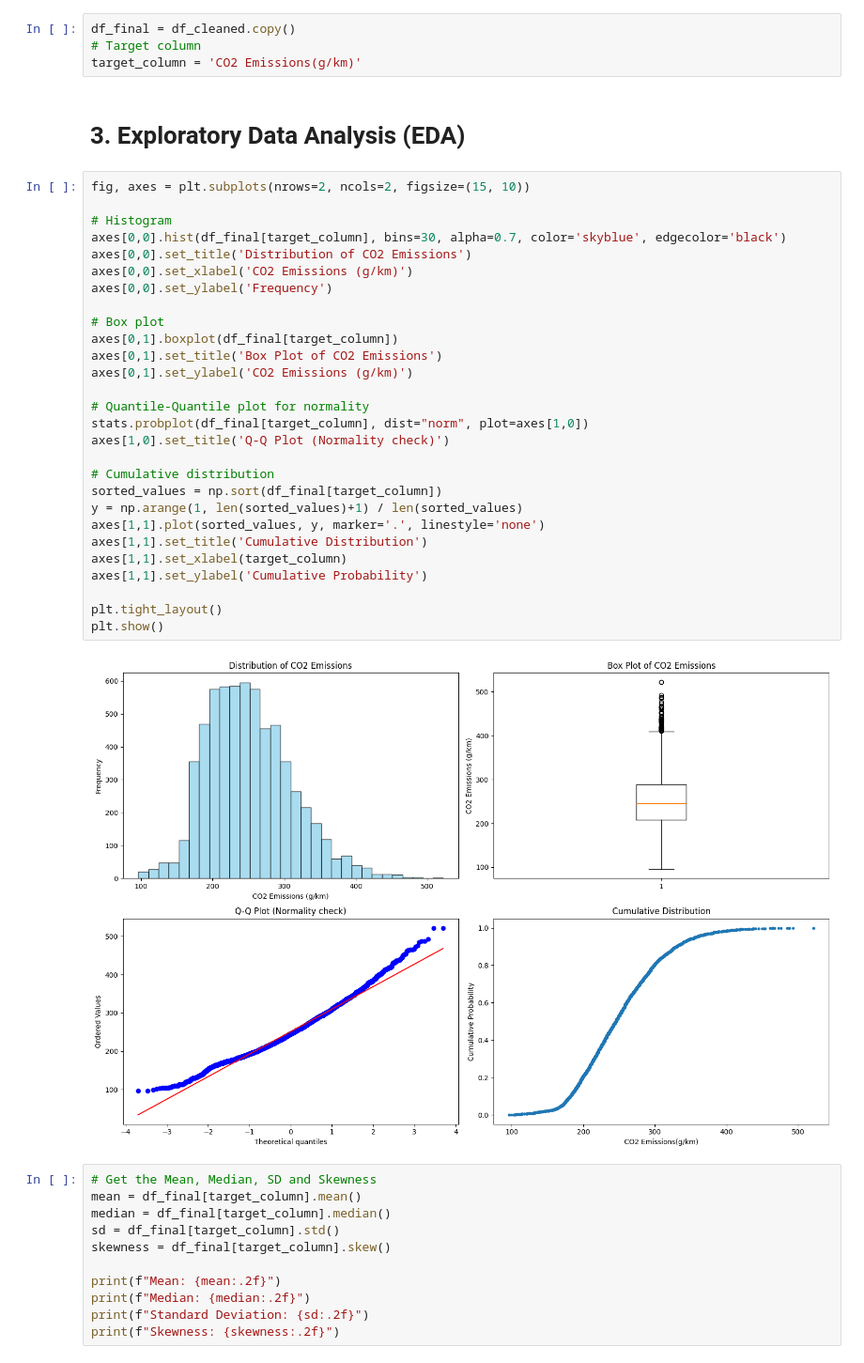
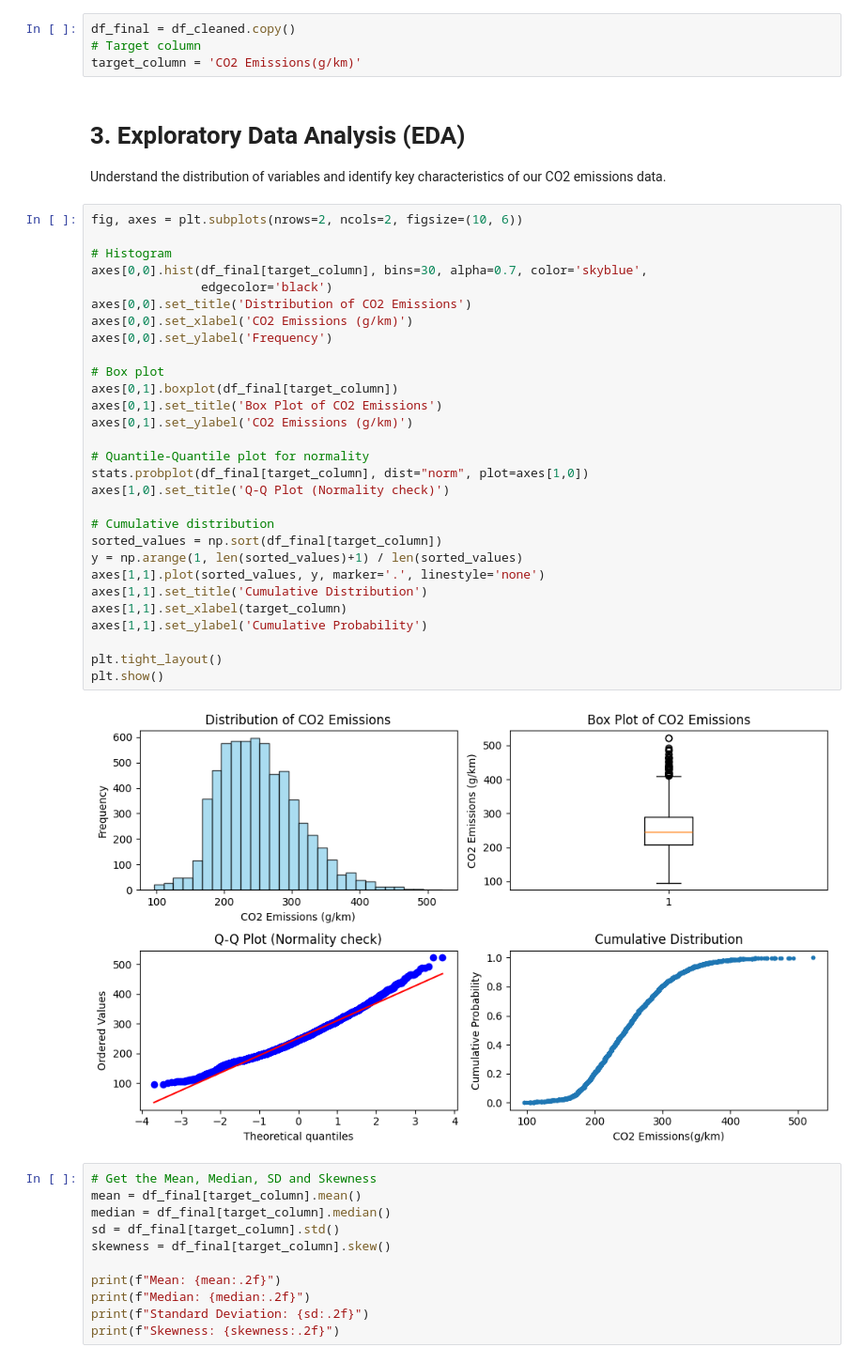
Before and after one commit to Shivappa/AL-ML-CO2-Emission, a Jupyter notebook: co2emission.ipynb, the cells around one changed output. Shown at 94% size. Cells and saved outputs as stored; diff of their text form.

```diff
--- a/co2emission.ipynb
+++ b/co2emission.ipynb
@@ -100,36 +66,38 @@ df_final = df_cleaned.copy()
 target_column = 'CO2 Emissions(g/km)'
 # %% [markdown]
 # 3. Exploratory Data Analysis (EDA)
+Understand the distribution of variables and identify key characteristics of our CO2 emissions data.
 # %%
-fig, axes = plt.subplots(nrows=2, ncols=2, figsize=(15, 10))
+fig, axes = plt.subplots(nrows=2, ncols=2, figsize=(10, 6))
 
 # Histogram
-axes[0,0].hist(df_final[target_column], bins=30, alpha=0.7, color='skyblue', edgecolor='black')
+axes[0,0].hist(df_final[target_column], bins=30, alpha=0.7, color='skyblue',
+               edgecolor='black')
 axes[0,0].set_title('Distribution of CO2 Emissions')
 axes[0,0].set_xlabel('CO2 Emissions (g/km)')
 axes[0,0].set_ylabel('Frequency')
 
 # Box plot
 axes[0,1].boxplot(df_final[target_column])
 axes[0,1].set_title('Box Plot of CO2 Emissions')
 axes[0,1].set_ylabel('CO2 Emissions (g/km)')
 
 # Quantile-Quantile plot for normality
 stats.probplot(df_final[target_column], dist="norm", plot=axes[1,0])
 axes[1,0].set_title('Q-Q Plot (Normality check)')
 
 # Cumulative distribution
 sorted_values = np.sort(df_final[target_column])
 y = np.arange(1, len(sorted_values)+1) / len(sorted_values)
 axes[1,1].plot(sorted_values, y, marker='.', linestyle='none')
 axes[1,1].set_title('Cumulative Distribution')
 axes[1,1].set_xlabel(target_column)
 axes[1,1].set_ylabel('Cumulative Probability')
 
 plt.tight_layout()
 plt.show()
 # %% [output]
-[figure, old version]
+[figure, new version]
 # %%
 # Get the Mean, Median, SD and Skewness
 mean = df_final[target_column].mean()
```
Also changed, not shown: parts of 29 cells of this notebook.
